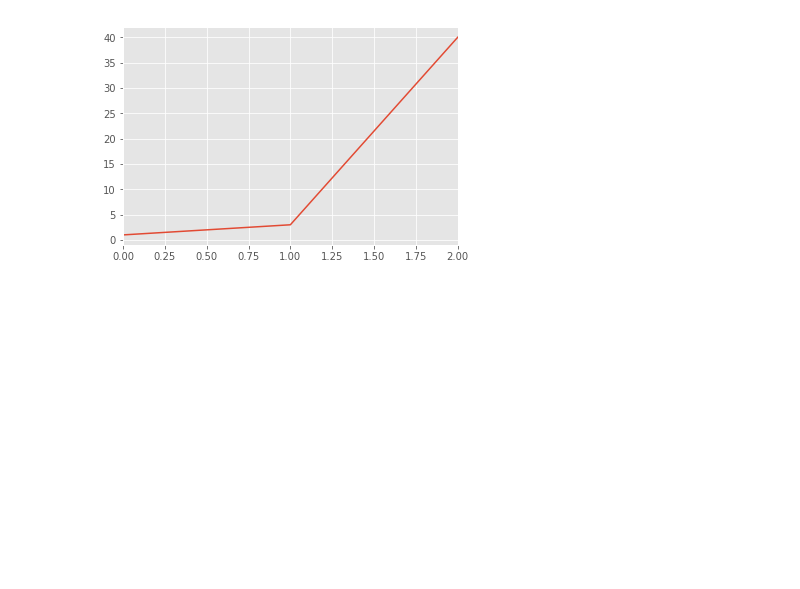
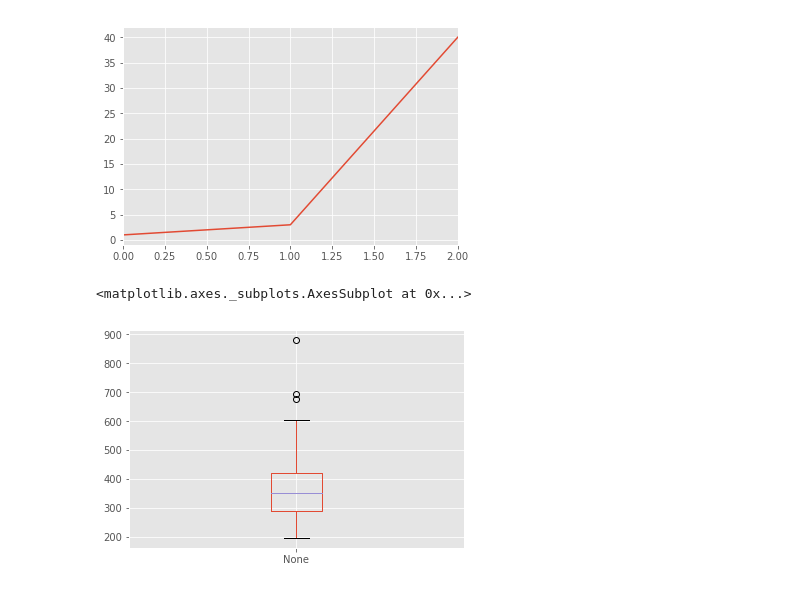
Before and after one commit to patrickspencer/regressthedress, a Jupyter notebook: testing/Notebook.ipynb, the cells around one changed output. Cells and saved outputs as stored; diff of their text form; code cells hidden in the pictures; blank space fills up the shorter version.

```diff
--- a/testing/Notebook.ipynb
+++ b/testing/Notebook.ipynb
@@ -231,0 +230,9 @@ pip list
+# %%
+items = dbsession.query(Item).filter(
+            Item.brand == "Nicole Miller",
+            Item.item_type == "dresses").all()
+c = [item.cost for item in items]
+pd.Series(c).plot.box()
+# %% [output]
+<matplotlib.axes._subplots.AxesSubplot at 0x...>
+[figure, added]
```
Also changed, not shown: parts of 1 cell of this notebook, 4 other files.
